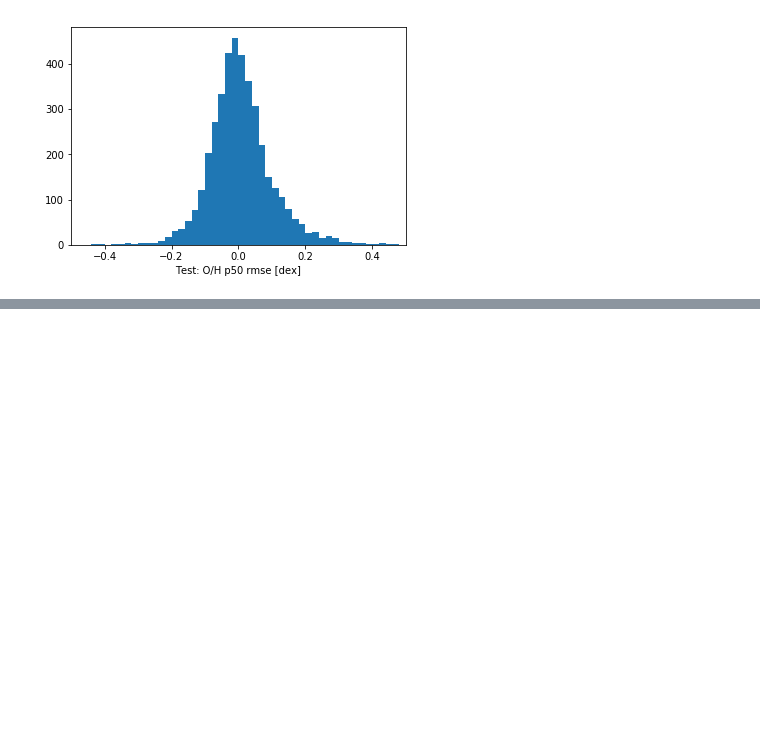
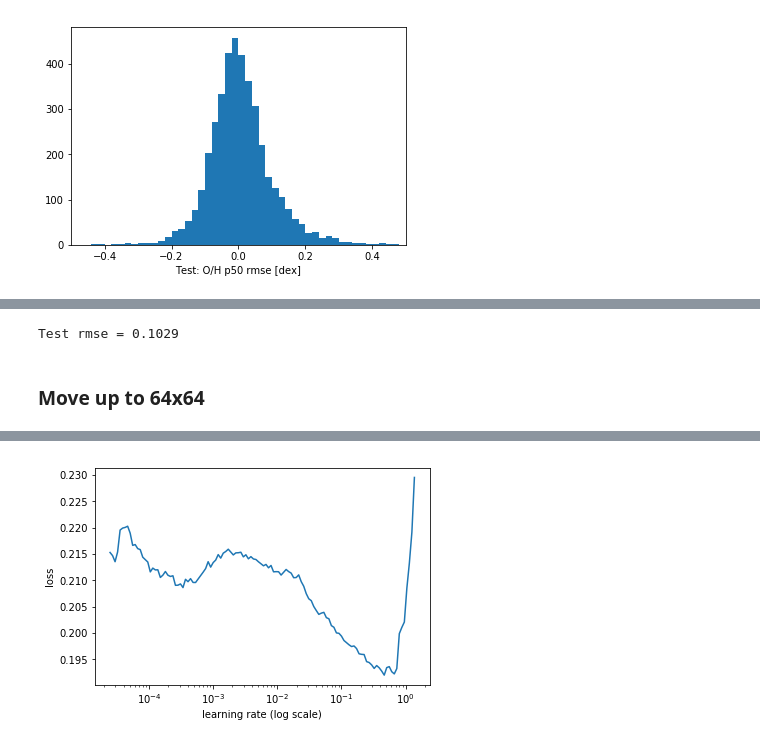
Before and after one commit to jwuphysics/galaxy-cnns, a Jupyter notebook: notebook/Fitting oxygen abundance.ipynb, the cells around one changed output, grey strips where cells are left out. Saved outputs shown, nothing was run; the diff lists cells and outputs as text; code cells hidden in the pictures; blank space fills up the shorter version.

```diff
--- a/notebook/Fitting oxygen abundance.ipynb
+++ b/notebook/Fitting oxygen abundance.ipynb
@@ -692,0 +795,14 @@ learn.sched.plot_loss()
+# %%
+pred_test = learn.predict(is_test=True)[:, 0]
+y_test = df_test_small.oh_p50.as_matrix()
+
+print('Test rmse = {:.4f}'.format(np.sqrt(np.mean((pred_test - y_test)**2))))
+# %% [output]
+Test rmse = 0.1029
+# %% [markdown]
+### Move up to 64x64
+# %%
+learn.set_data(get_data(64, bs))
+learn.lr_find()
+learn.sched.plot()
+# %% [output]
@@ -692,0 +810 @@ learn.sched.plot_loss()
+[figure, added]
```
Also changed, not shown: parts of 24 cells of this notebook.
